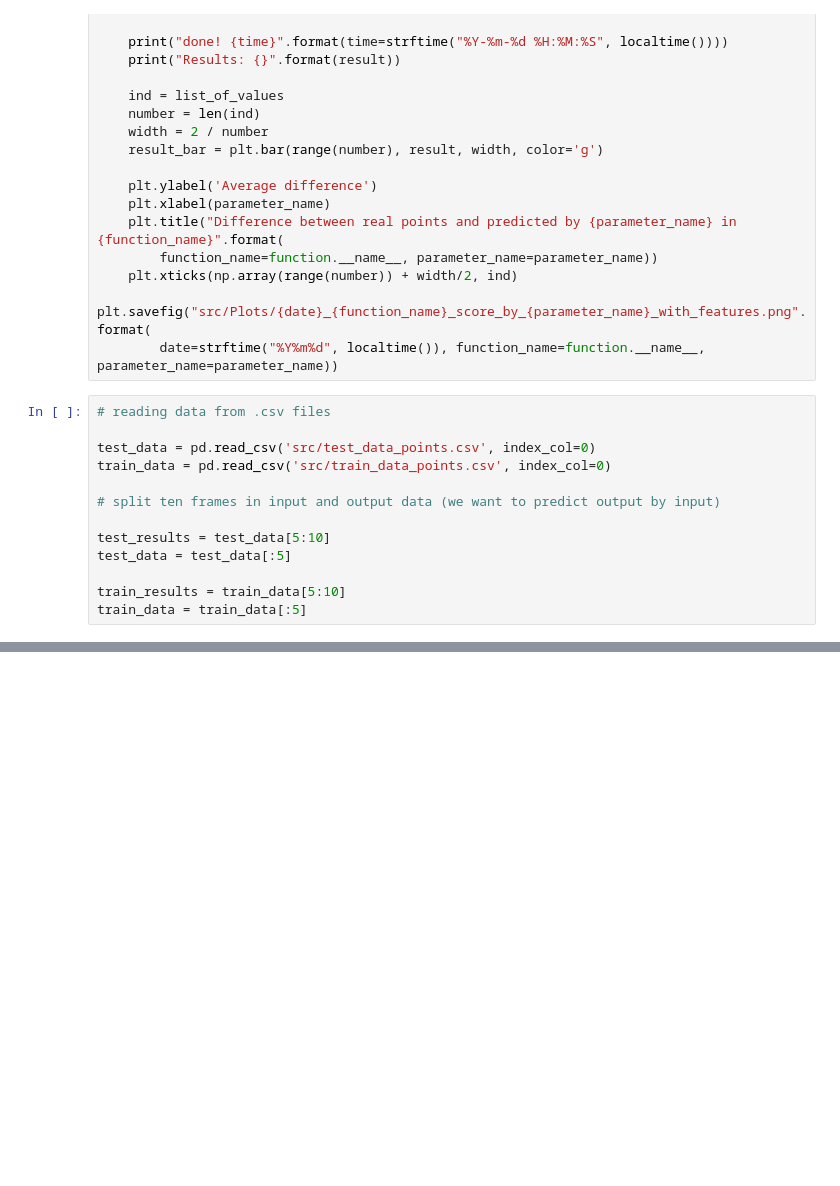
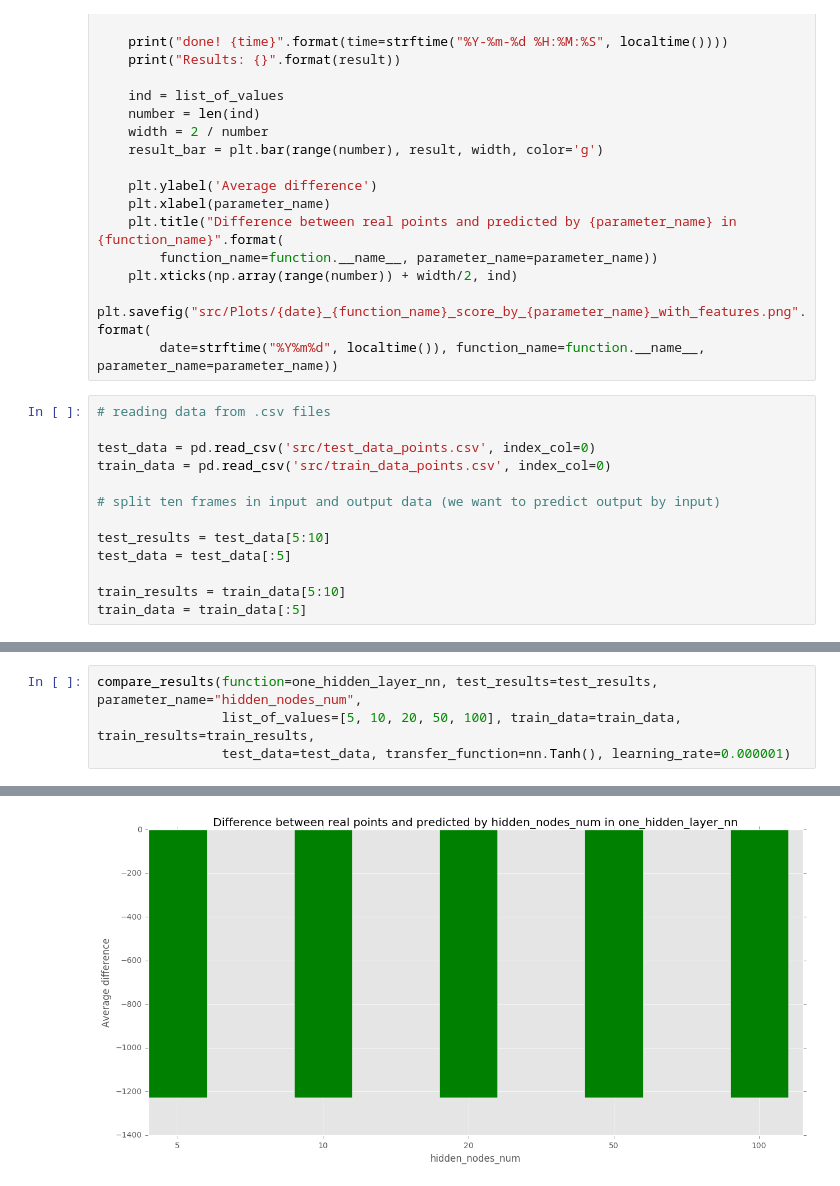
Before and after one commit to avgaydashenko/cuddly-robot, a Jupyter notebook: framework-torch.ipynb, the cells around one changed output, grey strips where cells are left out. Saved outputs shown, nothing was run; the diff lists cells and outputs as text; blank space fills up the shorter version.

```diff
--- a/framework-torch.ipynb
+++ b/framework-torch.ipynb
@@ -261,0 +232,5 @@ expected arguments: *DoubleTensor* [DoubleTensor] double | *DoubleTensor* [Doubl
+# %%
+compare_results(function=one_hidden_layer_nn, test_results=test_results, parameter_name="hidden_nodes_num",
+                list_of_values=[5, 10, 20, 50, 100], train_data=train_data, train_results=train_results,
+                test_data=test_data, transfer_function=nn.Tanh(), learning_rate=0.000001)
+# %% [output]
@@ -261,0 +244 @@ expected arguments: *DoubleTensor* [DoubleTensor] double | *DoubleTensor* [Doubl
+[figure, added]
```
Also changed, not shown: parts of 12 cells of this notebook, 3 other files.
